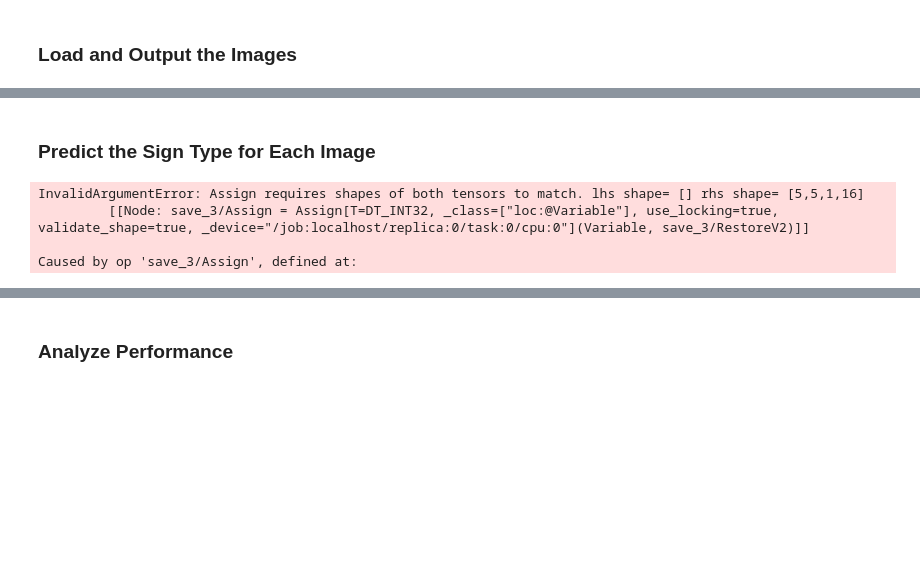
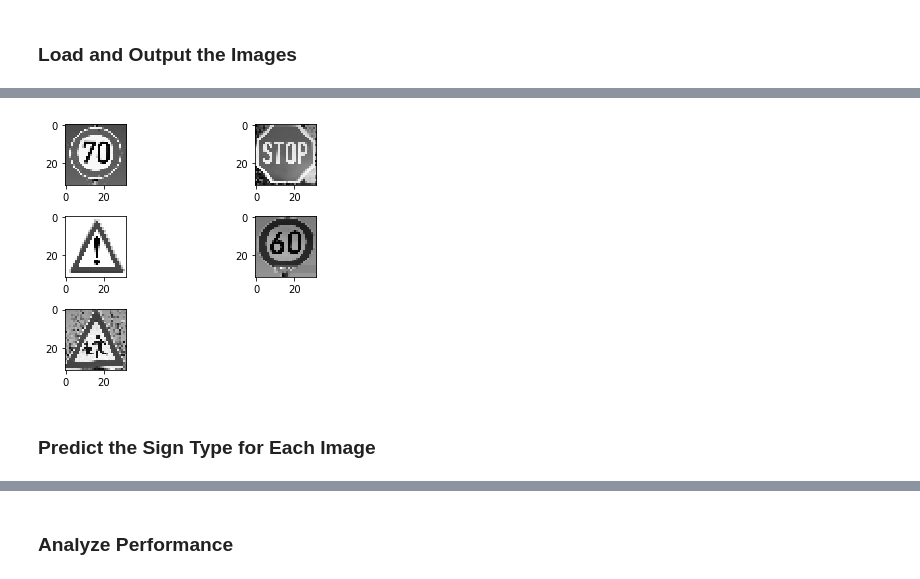
Before and after one commit to andylikescodes/CarND-Traffic-Sign-Classifier-Project, a Jupyter notebook: Traffic_Sign_Classifier.ipynb, the cells around one changed output, grey strips where cells are left out. Drawn from its saved outputs; the diff is of its cells as text; code cells hidden in the pictures; blank space fills up the shorter version.

```diff
--- a/Traffic_Sign_Classifier.ipynb
+++ b/Traffic_Sign_Classifier.ipynb
@@ -345,0 +357,22 @@ plt.tight_layout()
+# %%
+#resize image to 32x32x3 and convert to gray scale
+import cv2
+
+resized_image_list=[]
+for image in image_list:
+    resized_image = cv2.resize(cv2.cvtColor(image, cv2.COLOR_RGB2GRAY), (32,32))
+    resized_image_list.append(resized_image)
+
+ax0 = plt.subplot2grid((3,2),(0,0))
+ax0.imshow(resized_image_list[0], cmap='gray')
+ax1 = plt.subplot2grid((3,2),(0,1))
+ax1.imshow(resized_image_list[1], cmap='gray')
+ax2 = plt.subplot2grid((3,2),(1,0))
+ax2.imshow(resized_image_list[2], cmap='gray')
+ax3 = plt.subplot2grid((3,2),(1,1))
+ax3.imshow(resized_image_list[3], cmap='gray')
+ax4 = plt.subplot2grid((3,2),(2,0))
+ax4.imshow(resized_image_list[4], cmap='gray')
+plt.tight_layout()
+# %% [output]
+[figure, added]
@@ -352,14 +396,0 @@ plt.tight_layout()
-# %%
-#restore model:
-with tf.Session() as sess:
-    new_saver = tf.train.import_meta_graph('first_model.meta')
-    new_saver.restore(sess, tf.train.latest_checkpoint('./'))
-    all_vars = tf.get_collection('vars')
-    for v in all_vars:
-        v_ = sess.run(v)
-        print(v_)
-# %% [output]
-InvalidArgumentError: Assign requires shapes of both tensors to match. lhs shape= [] rhs shape= [5,5,1,16]
-         [[Node: save_3/Assign = Assign[T=DT_INT32, _class=["loc:@Variable"], use_locking=true, validate_shape=true, _device="/job:localhost/replica:0/task:0/cpu:0"](Variable, save_3/RestoreV2)]]
-
-Caused by op 'save_3/Assign', defined at:
```
Also changed, not shown: parts of 12 cells of this notebook, 17 other files.
